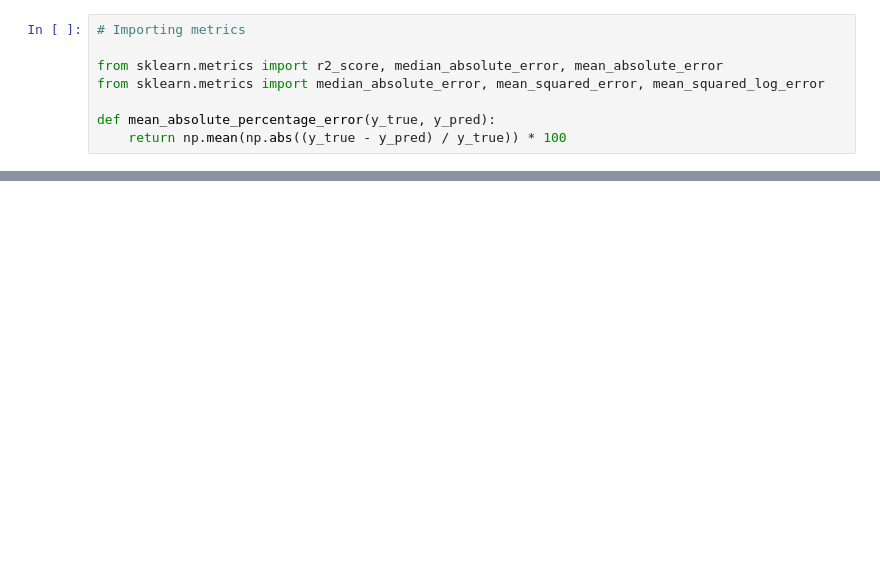
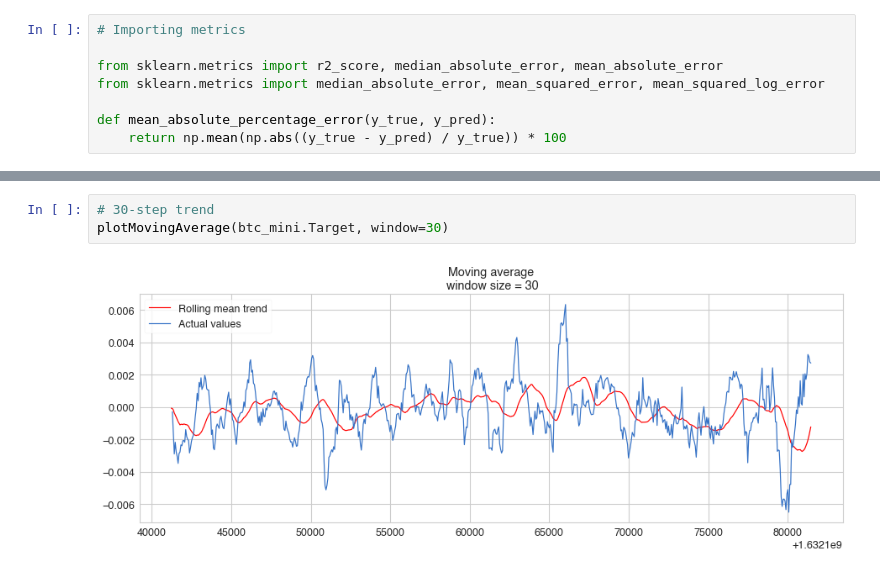
Before and after one commit to mdominguez2010/Kaggle_G_Research_Crypto, a Jupyter notebook: open_ml_course_tutorial.ipynb, the cells around one changed output, grey strips where cells are left out. Drawn from its saved outputs; the diff is of its cells as text; blank space fills up the shorter version.

```diff
--- a/open_ml_course_tutorial.ipynb
+++ b/open_ml_course_tutorial.ipynb
@@ -58,0 +180,5 @@ def mean_absolute_percentage_error(y_true, y_pred):
+# %%
+# 30-step trend
+plotMovingAverage(btc_mini.Target, window=30)
+# %% [output]
+[figure, added]
```
Also changed, not shown: parts of 20 cells of this notebook.
